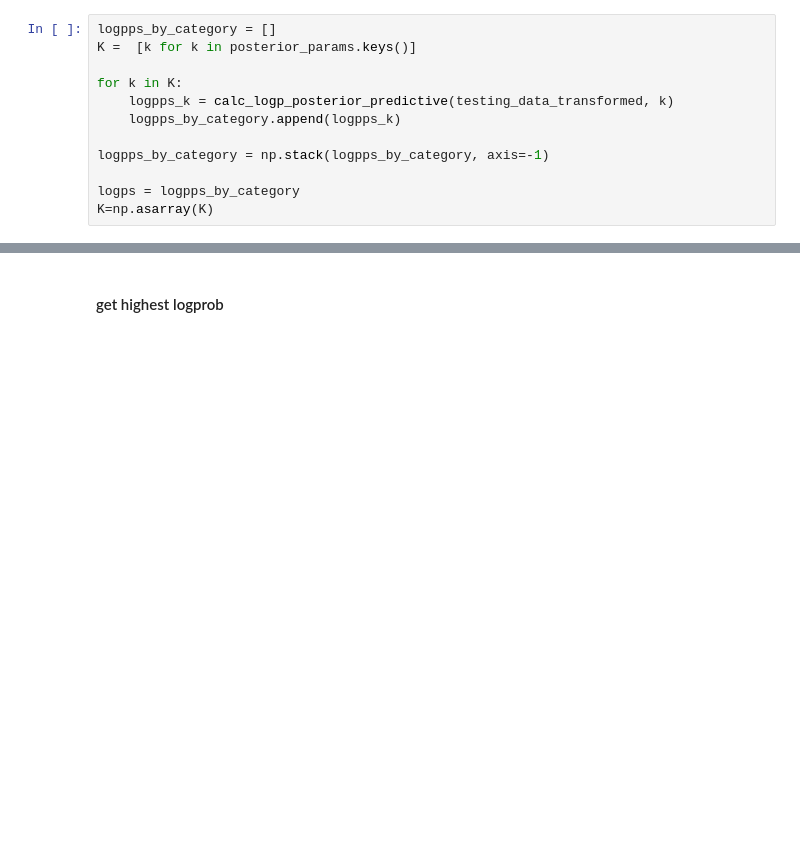
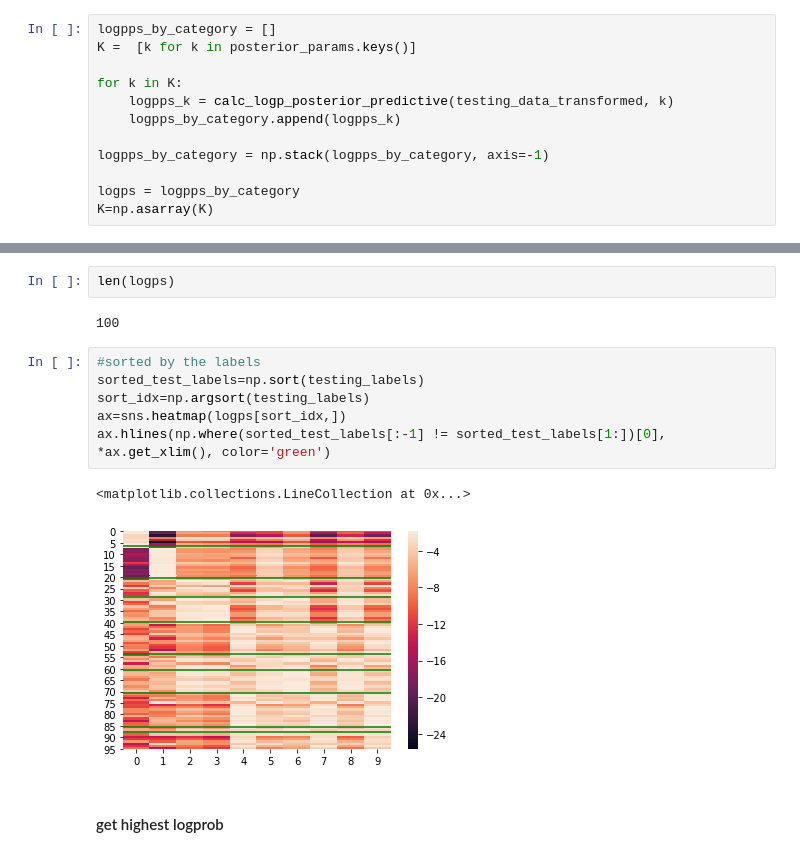
Before and after one commit to RRisto/learning, a Jupyter notebook: linear_algebra_learn/linear_discriminant_analysis/probabilistic_linear_discriminant_analysis.ipynb, the cells around one changed output, grey strips where cells are left out. Drawn from its saved outputs; the diff is of its cells as text; blank space fills up the shorter version.

```diff
--- a/linear_algebra_learn/linear_discriminant_analysis/probabilistic_linear_discriminant_analysis.ipynb
+++ b/linear_algebra_learn/linear_discriminant_analysis/probabilistic_linear_discriminant_analysis.ipynb
@@ -519,3 +524,16 @@ array([-14.88411373, -11.90863456,  -7.49689085, -14.8059941 ,
+# %%
+len(logps)
+# %% [output]
+100
+# %%
+#sorted by the labels
+sorted_test_labels=np.sort(testing_labels)
+sort_idx=np.argsort(testing_labels)
+ax=sns.heatmap(logps[sort_idx,])
+ax.hlines(np.where(sorted_test_labels[:-1] != sorted_test_labels[1:])[0], *ax.get_xlim(), color='green')
+# %% [output]
+<matplotlib.collections.LineCollection at 0x...>
+[figure, added]
 # %% [markdown]
 #### get highest logprob
 # %%
```
Also changed, not shown: parts of 42 cells of this notebook, 1 other file.
